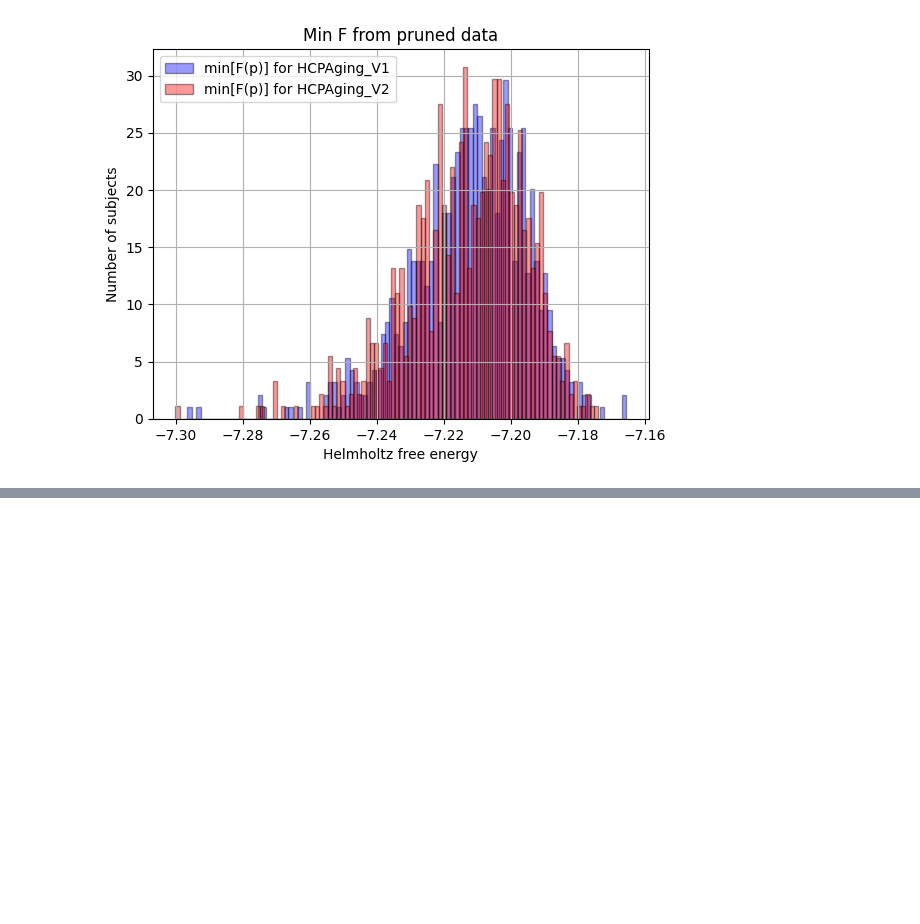
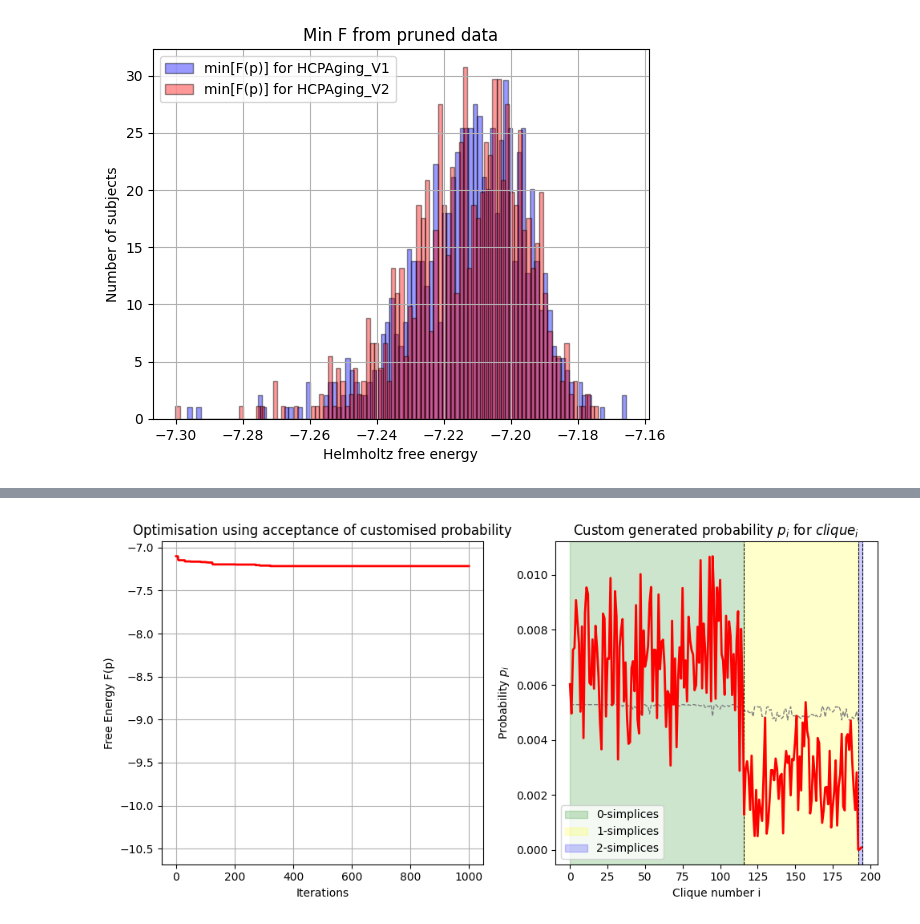
Before and after one commit to cyrilrommens/Free_energy_of_simplicial_complexes, a Jupyter notebook: Week_16.ipynb, the cells around one changed output, grey strips where cells are left out. Saved outputs shown, nothing was run; the diff lists cells and outputs as text; code cells hidden in the pictures; blank space fills up the shorter version.

```diff
--- a/Week_16.ipynb
+++ b/Week_16.ipynb
@@ -423,0 +569,51 @@ plt.show()
+# %%
+simplices_length = nodes_probabilities(clique_complex, distribution_type='custom')[0]
+
+N_nodes = len(simplices_length[0])
+N_edges = len(simplices_length[1])
+N_triangles = len(simplices_length[2])
+
+# Define the x-values to mark the transition
+marker_x_values = [N_nodes, (N_nodes+N_edges), (N_nodes+N_edges+N_triangles)]
+# %%
+# Plotting the optimisation side by side
+plt.figure(figsize=(10, 5))
+colors = ['red', 'blue', 'green', 'orange', 'purple']
+
+# Plot the energy/entropy evolution against the number of Simulated Annealing iterations
+
+plt.subplot(1, 2, 1)
+for i in range(N_simulations):
+    plt.plot(free_energies[i], color='grey', linestyle='--', linewidth=1)
+plt.plot(free_energies_average, color='red', linestyle='-', linewidth = 2)
+plt.title('Optimisation using acceptance of customised probability')
+plt.xlabel('Iterations')
+plt.ylabel('Free Energy F(p)')
+plt.grid(True)
+
+plt.subplot(1, 2, 2)
+for i in range(N_simulations):
+    plt.plot(free_energy_probabilities_test[i], color='grey', linestyle='--', linewidth=1)
+
+# Add markers at the specified x-values
+for marker_x in marker_x_values:
+    plt.axvline(x=marker_x, color='black', linestyle='--', linewidth = 0.7)  # Add vertical dashed lines
+
+# Plot averaged probabilities
+plt.plot(free_energy_probabilities_test_average, color='red', linestyle='-', linewidth=2)
+
+# Add colored background regions
+plt.axvspan(xmin=0, xmax=N_nodes, alpha=0.2, color='green', label='0-simplices')
+plt.axvspan(xmin=N_nodes, xmax=(N_nodes+N_edges), alpha=0.2, color='yellow', label='1-simplices')
+plt.axvspan(xmin=(N_nodes+N_edges), xmax=(N_nodes+N_edges+N_triangles), alpha=0.2, color='blue', label='2-simplices')
+
+plt.xlabel('Clique number i')
+plt.ylabel('Probability $p_i$')
+plt.title('Custom generated probability $p_i$ for $clique_i$')
+plt.legend()
+#plt.grid(True)
+
+plt.tight_layout()  # Adjust layout for better spacing
+plt.show()
+# %% [output]
+[figure, added]
```
Also changed, not shown: parts of 11 cells of this notebook.
